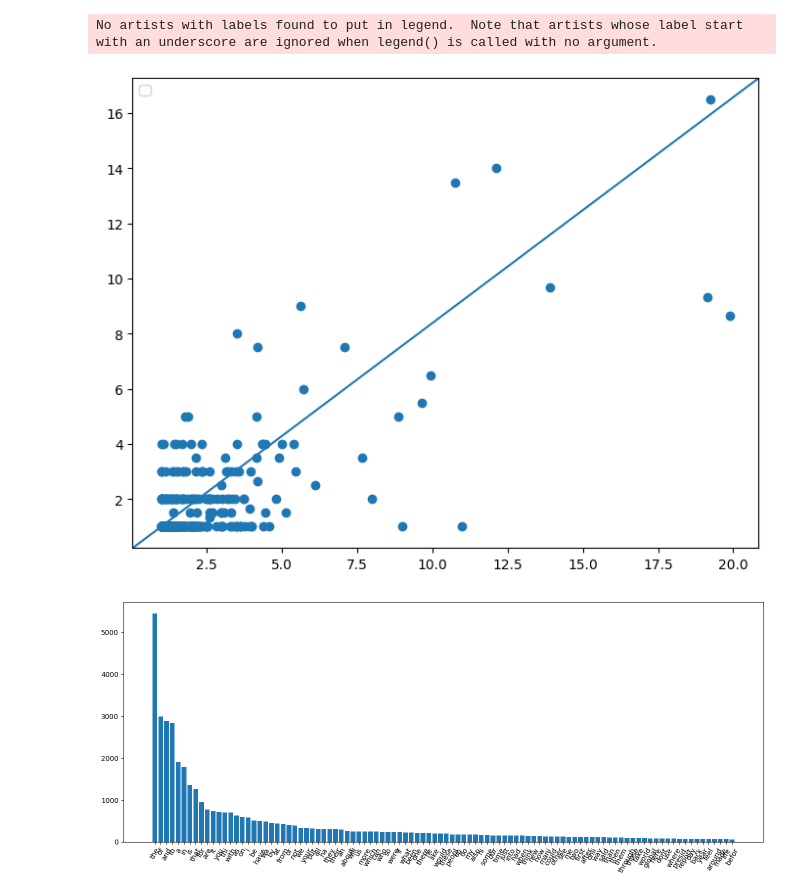
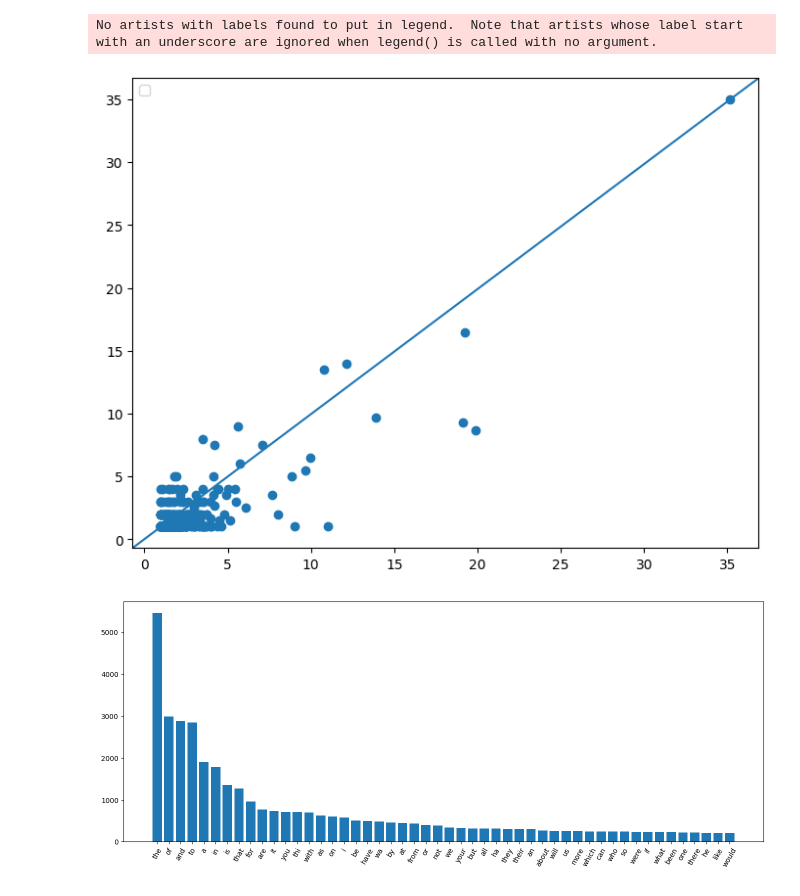
Before and after one commit to vicjuhl/fake-news, a Jupyter notebook: src/word_article_statistics.ipynb, the cells around one changed output. Drawn from its saved outputs; the diff is of its cells as text; code cells hidden in the pictures.

```diff
--- a/src/word_article_statistics.ipynb
+++ b/src/word_article_statistics.ipynb
@@ -69,7 +68,7 @@ df[:30]
 | ha | [87, 307] | [1, 4] | 87 | 307 | 1 | 4 | 3.5287 | ... |
 # %%
 amount_ = 400
-start_ = 1
+start_ = 0
 end_ = start_ + amount_
 
 ax = plt.figure().add_axes([0,0,1,1])
@@ -81,19 +80,19 @@ ax.plot([0, 1], [0, 1], transform=ax.transAxes)
 plt.show()
 # %% [output]
 No artists with labels found to put in legend.  Note that artists whose label start with an underscore are ignored when legend() is called with no argument.
-[figure, old version]
+[figure, new version]
 # %%
-amount = 100
+amount = 50
 start = 0
 end = start + amount
 
 fig = plt.figure()
 axes = fig.add_axes([0,0,2,1])
 word = df.axes[0][start:end]
 #score = df.[start:end]
 freq = df.total_word_freq[start:end]
 axes.bar(word, freq)
 plt.xticks(rotation=60)
 plt.show()
 # %% [output]
-[figure, old version]
+[figure, new version]
```
Also changed, not shown: parts of 7 cells of this notebook.
